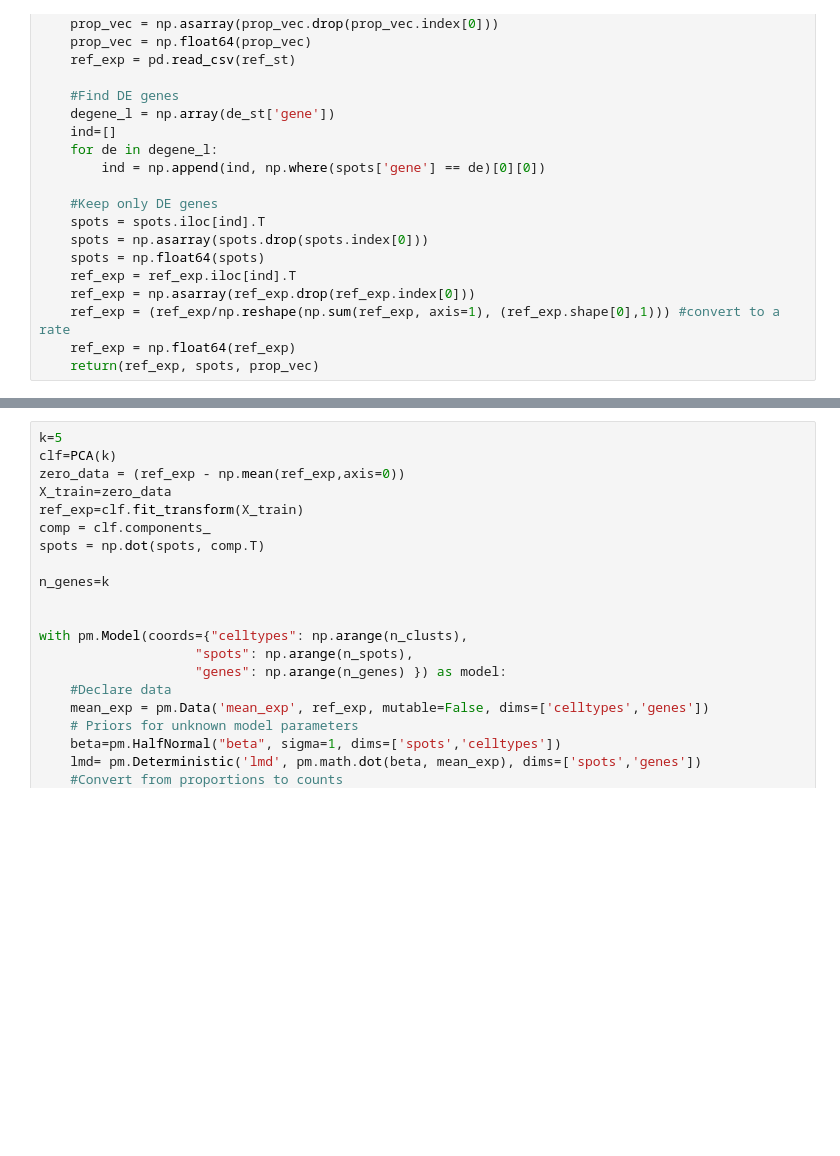
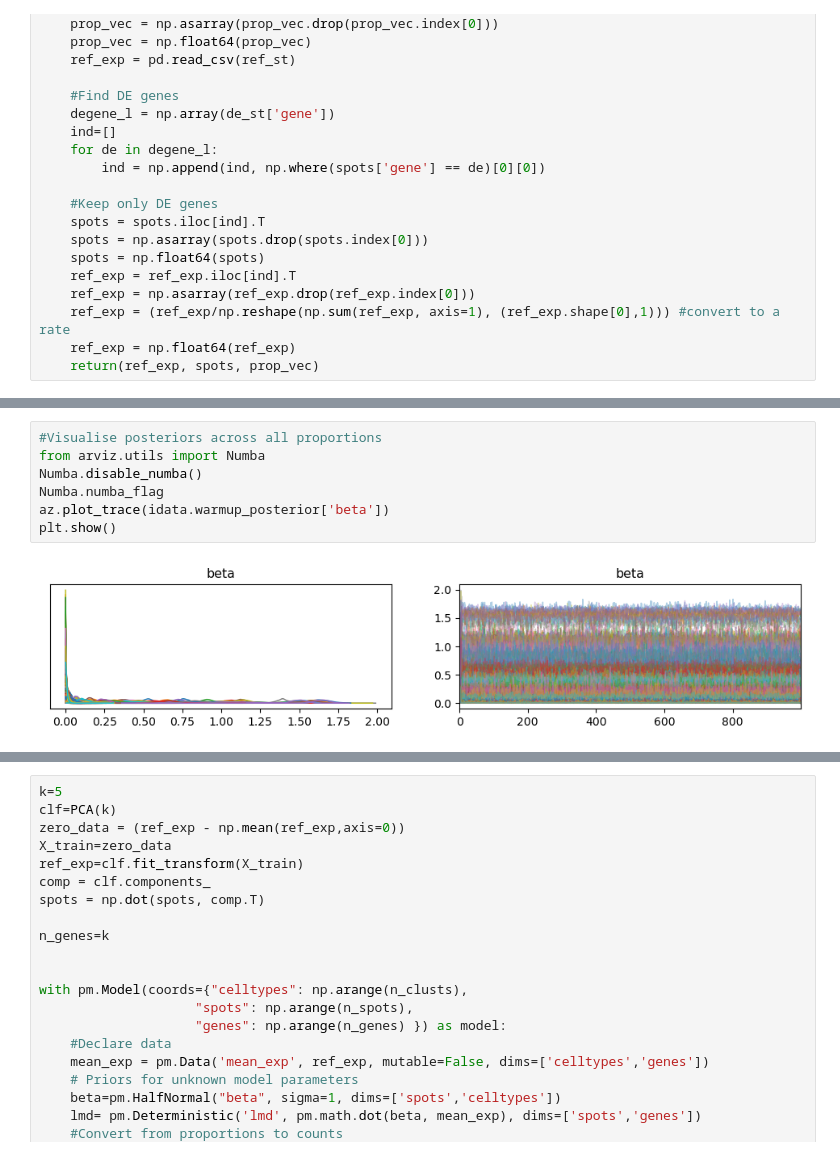
Before and after one commit to dmnburrows/spatial_transcriptomics, a Jupyter notebook: run_3.ipynb, the cells around one changed output, grey strips where cells are left out. Cells and saved outputs as stored; diff of their text form; blank space fills up the shorter version.

```diff
--- a/run_3.ipynb
+++ b/run_3.ipynb
@@ -100,0 +182,9 @@ r2
+# %%
+#Visualise posteriors across all proportions
+from arviz.utils import Numba
+Numba.disable_numba()
+Numba.numba_flag
+az.plot_trace(idata.warmup_posterior['beta'])
+plt.show()
+# %% [output]
+[figure, added]
```
Also changed, not shown: parts of 16 cells of this notebook, 2 other files.
